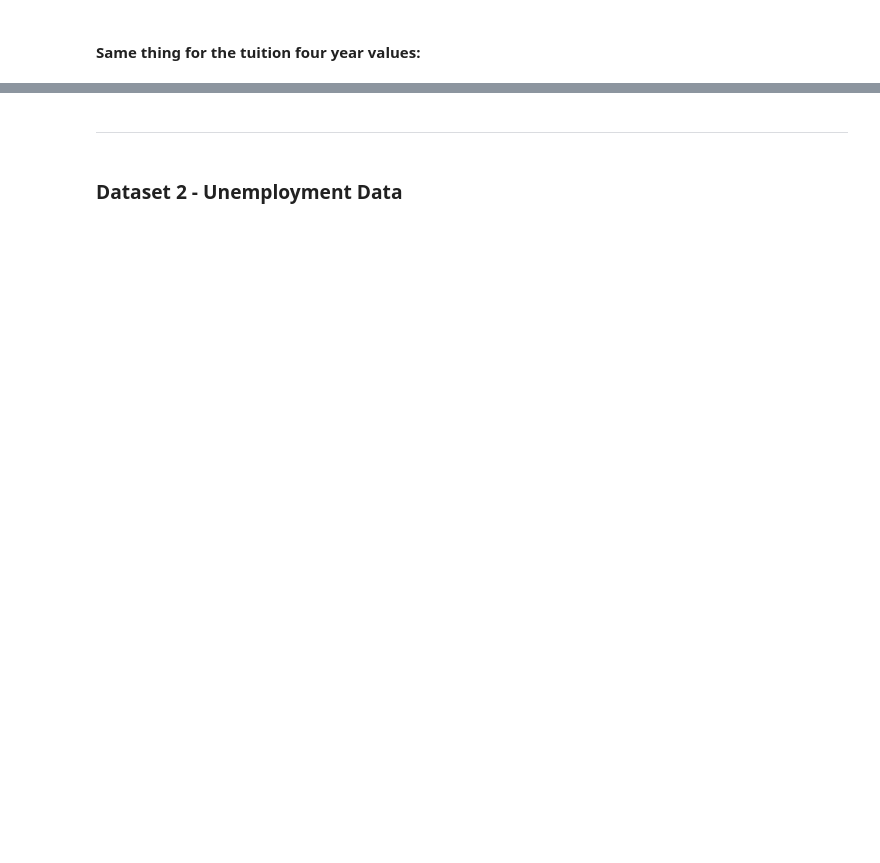
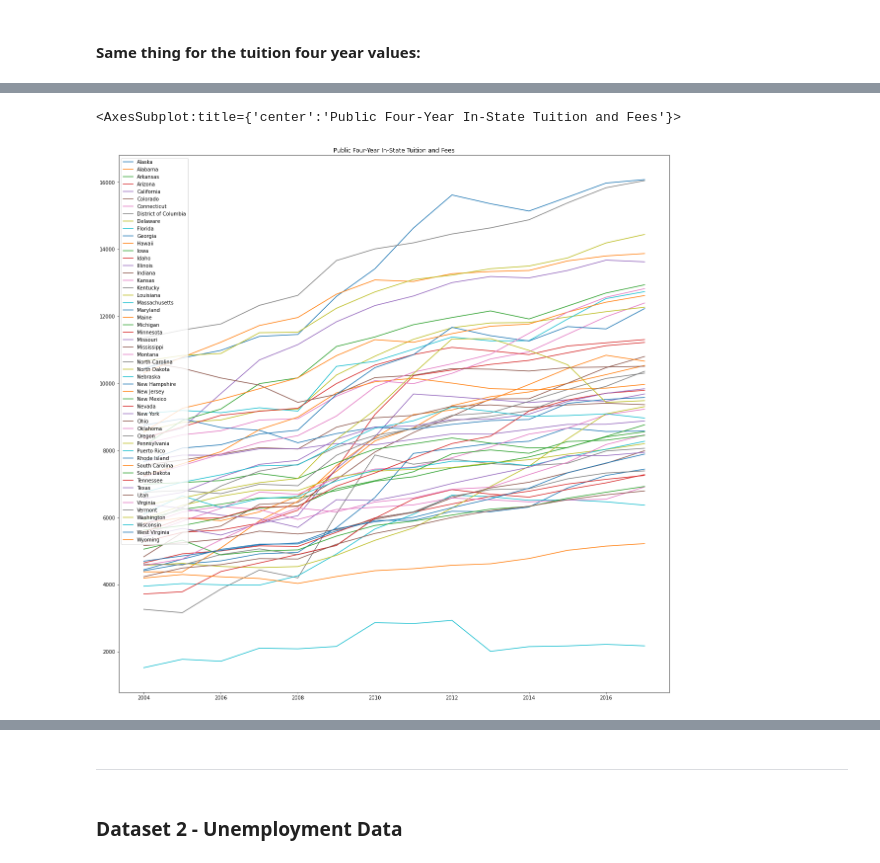
Before and after one commit to alexander-waite/IS362_Project2, a Jupyter notebook: Project2.ipynb, the cells around one changed output, grey strips where cells are left out. Drawn from its saved outputs; the diff is of its cells as text; code cells hidden in the pictures; blank space fills up the shorter version.

```diff
--- a/Project2.ipynb
+++ b/Project2.ipynb
@@ -129,0 +119,6 @@ tuition_yoy.T.plot(kind='line',figsize=(20,20))
+# %%
+tuition_yoy_4year = tuition_four_year_data.drop(['1-Year % Change','5-Year % Change'], axis=1).T
+tuition_yoy_4year.plot(kind='line',figsize=(20,20), title=table_sub_name2)
+# %% [output]
+<AxesSubplot:title={'center':'Public Four-Year In-State Tuition and Fees'}>
+[figure, added]
```
Also changed, not shown: parts of 30 cells of this notebook.
